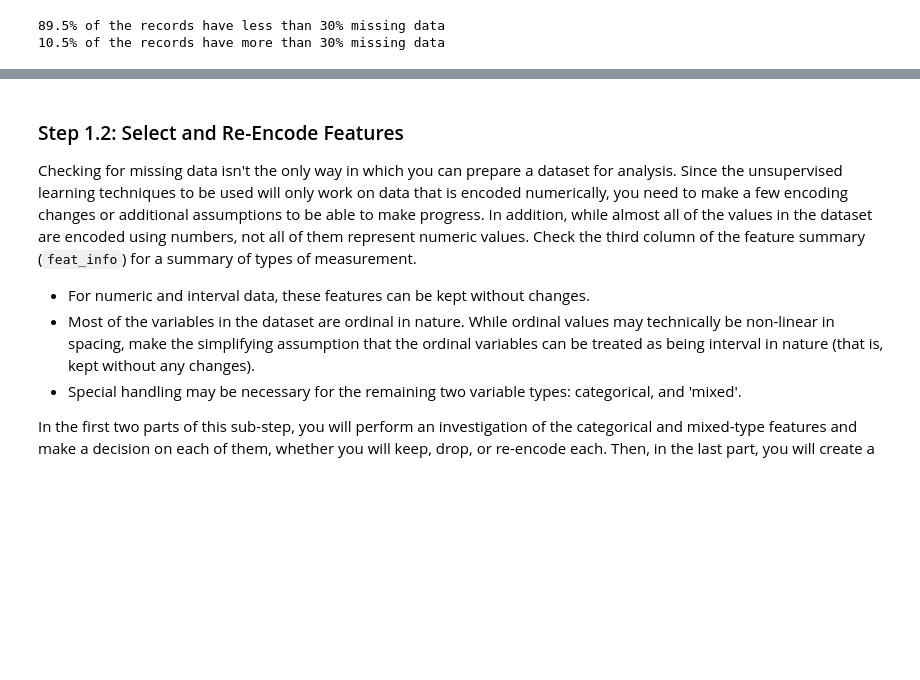
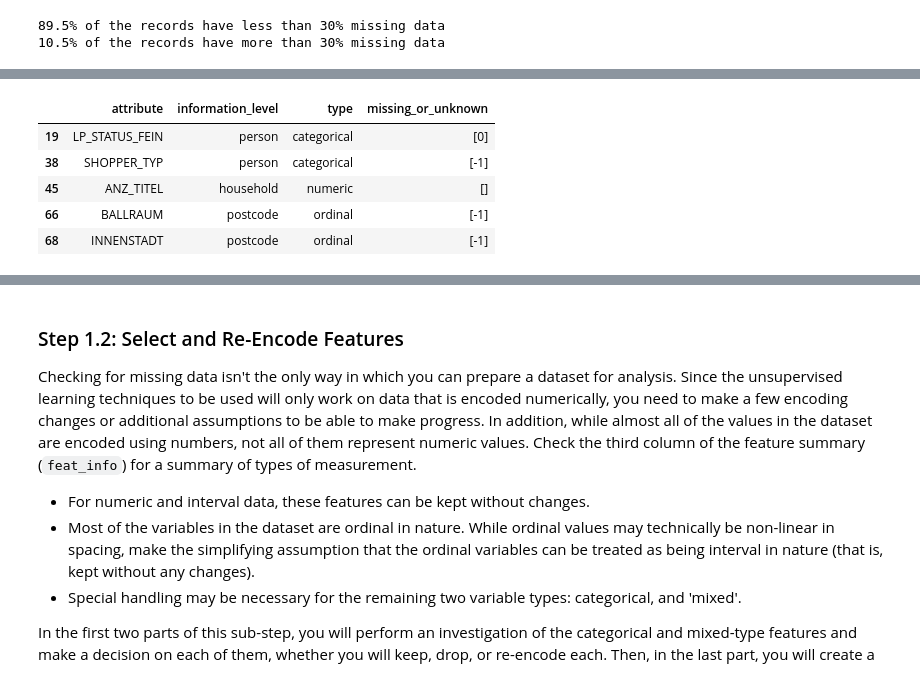
Before and after one commit to dorottyawinter/identify_customer_segments, a Jupyter notebook: Identify_Customer_Segments.ipynb, the cells around one changed output, grey strips where cells are left out. Drawn from its saved outputs; the diff is of its cells as text; code cells hidden in the pictures; blank space fills up the shorter version.

Commit message:
fix: correct missing data handling

```diff
--- a/Identify_Customer_Segments.ipynb
+++ b/Identify_Customer_Segments.ipynb
@@ -384,3 +394,12 @@ for feat_name in features_to_examine:
+# %%
+feat_info.loc[feat_info['attribute'].isin(features_to_examine), :]
+# %% [output]
+|  | attribute | information_level | type | missing_or_unknown |
+| 19 | LP_STATUS_FEIN | person | categorical | [0] |
+| 38 | SHOPPER_TYP | person | categorical | [-1] |
+| 45 | ANZ_TITEL | household | numeric | [] |
+| 66 | BALLRAUM | postcode | ordinal | [-1] |
+| 68 | INNENSTADT | postcode | ordinal | [-1] |
 # %%
 records_to_drop = records_above_th.index
 records_to_drop
```
Also changed, not shown: parts of 26 cells of this notebook.
